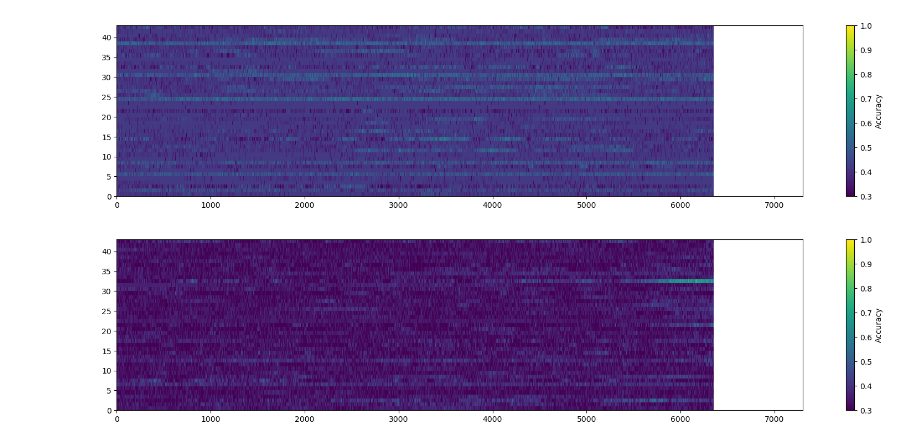
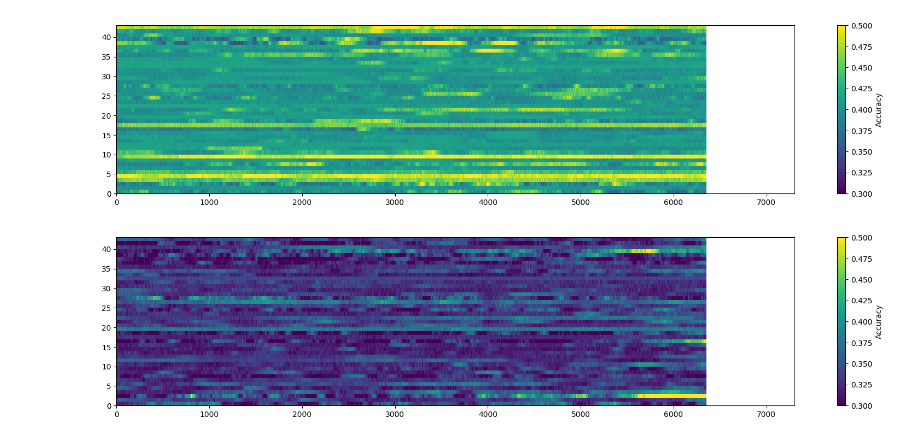
Before and after one commit to Lamifsud/pattern_classification_git, a Jupyter notebook: pipeline_drafts/data_visualition.ipynb, the cells around one changed output. Cells and saved outputs as stored; diff of their text form; code cells hidden in the pictures.

```diff
--- a/pipeline_drafts/data_visualition.ipynb
+++ b/pipeline_drafts/data_visualition.ipynb
@@ -4,7 +4,7 @@ import numpy as np
 import matplotlib.pyplot as plt
 import seaborn as sns
 # %%
-lab_desktop = False
+lab_desktop = True
 if lab_desktop :
     data_path = '/home/INT/mifsud.l/Bureau/pattern_classification_git/results/'
 
@@ -15,21 +15,21 @@ acc_tt = np.load(data_path + 'accuracy_trial_type.npy')
 acc_pos = np.load(data_path +  'accuracy_position.npy')
 # %%
 vmin = 0.3
-vmax = 1.0
+vmax = 0.5
 
 plt.figure(figsize=(20,4))
 # Create the pcolormesh plot with specified vmin and vmax
 mesh = plt.pcolormesh(acc_tt, vmin=vmin, vmax=vmax)
 
 # Add the colorbar
 cbar = plt.colorbar(mesh)
 
 # Add a label to the colorbar
 cbar.set_label('Accuracy')
 
 plt.show()
 # %% [output]
-[figure, old version]
+[figure, new version]
 # %%
 plt.figure(figsize=(20,4))
 # Create the pcolormesh plot with specified vmin and vmax
@@ -43,7 +43,7 @@ cbar.set_label('Accuracy')
 
 plt.show()
 # %% [output]
-[figure, old version]
+[figure, new version]
 # %%
 reshaped_data = acc_tt.reshape(-1)
 # Create index for neurons and times
```
Also changed, not shown: 5 other files.
